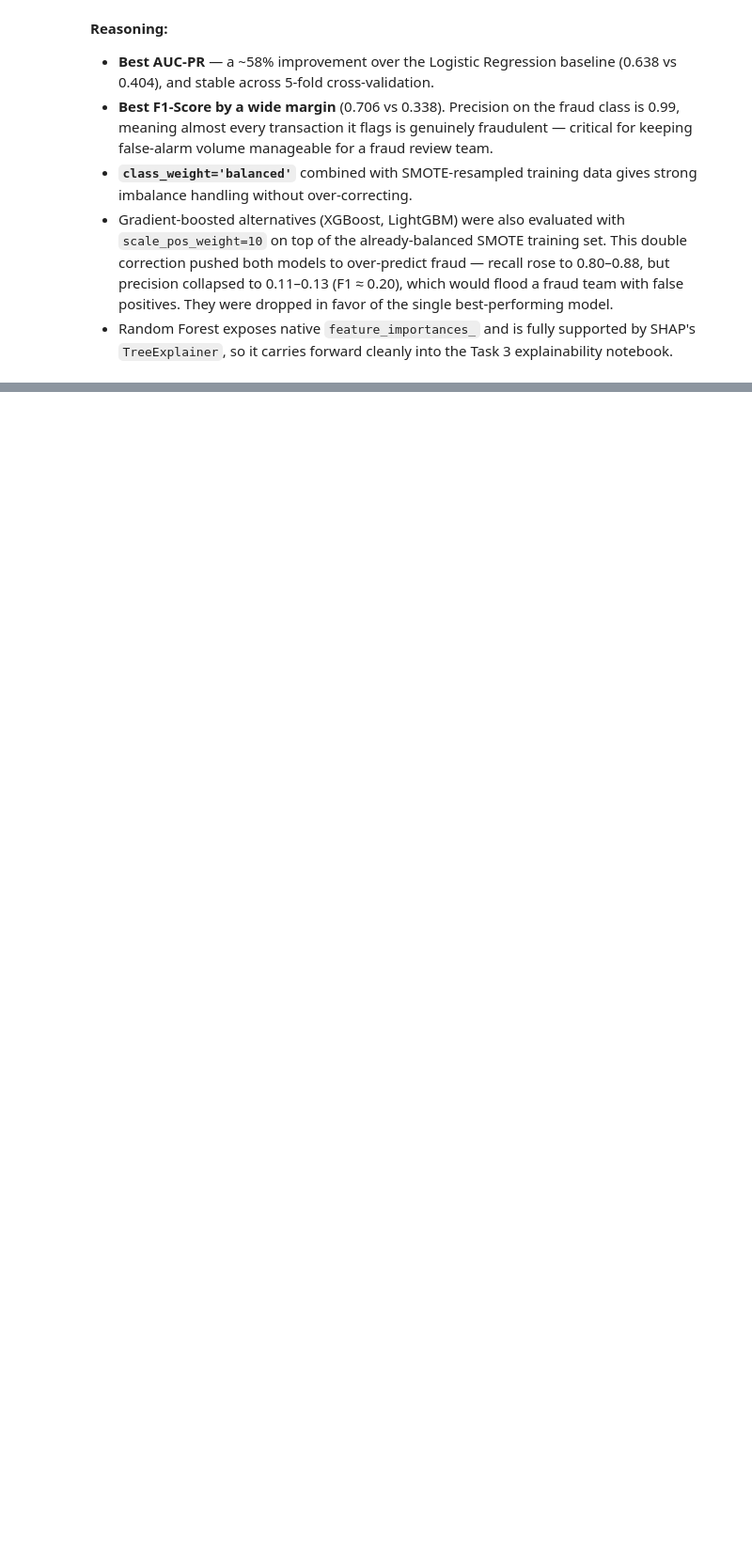
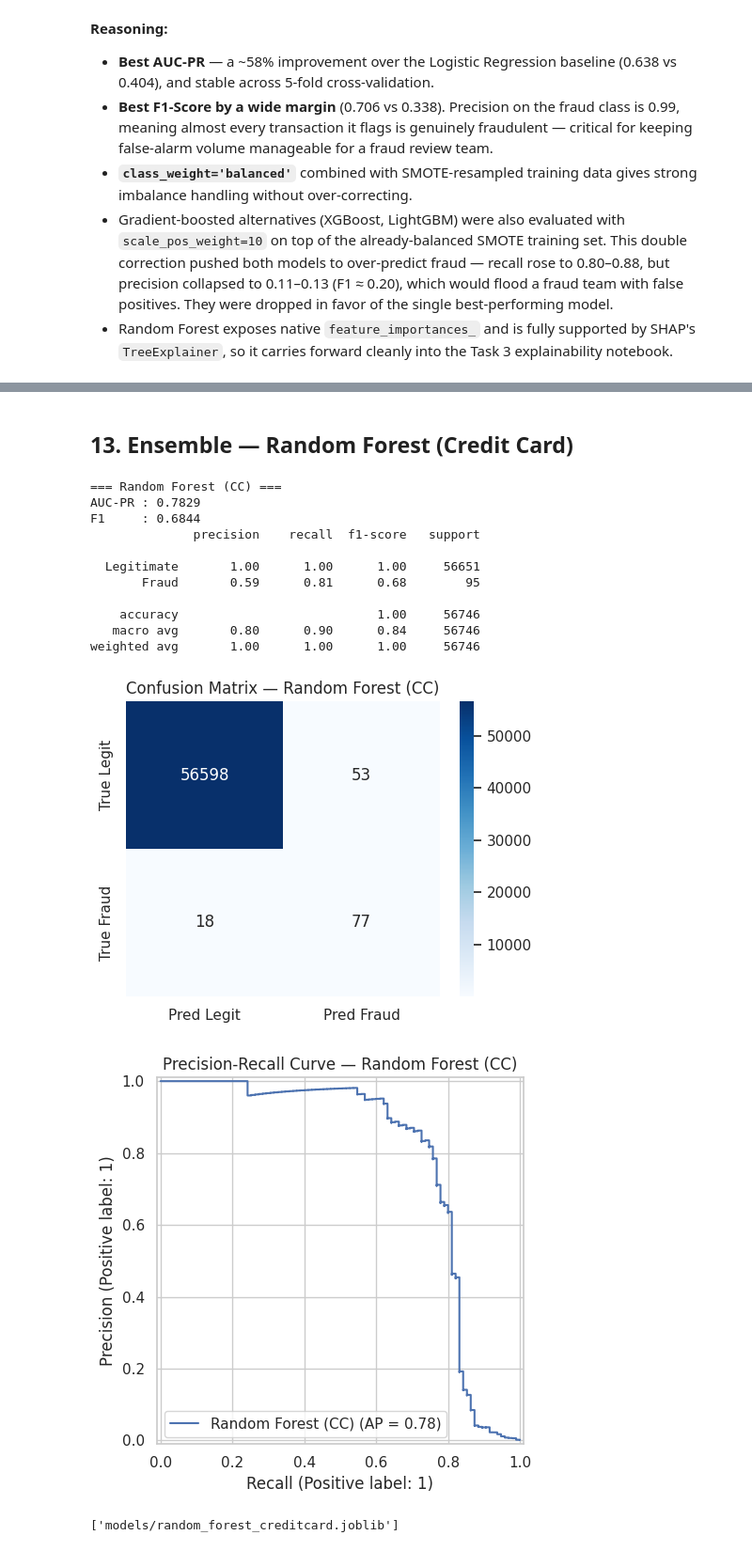
Before and after one commit to KalkidanAsfaw/fraud-detection, a Jupyter notebook: notebooks/modeling.ipynb, the cells around one changed output, grey strips where cells are left out. Shown at 94% size. Drawn from its saved outputs; the diff is of its cells as text; code cells hidden in the pictures; blank space fills up the shorter version.

```diff
--- a/notebooks/modeling.ipynb
+++ b/notebooks/modeling.ipynb
@@ -183,0 +286,29 @@ CV AUC-PR confirms the result is stable: Random Forest 0.636 ± 0.021 vs. Logist
+# %% [markdown]
+## 13. Ensemble — Random Forest (Credit Card)
+# %%
+rf_cc = RandomForestClassifier(
+    n_estimators=300,
+    max_depth=10,
+    class_weight='balanced',
+    random_state=RANDOM_STATE,
+    n_jobs=-1
+)
+rf_cc.fit(X_train_cc_res, y_train_cc_res)
+rf_cc_results = evaluate_model('Random Forest (CC)', rf_cc, X_test_cc, y_test_cc)
+
+joblib.dump(rf_cc, 'models/random_forest_creditcard.joblib')
+# %% [output]
+=== Random Forest (CC) ===
+AUC-PR : 0.7829
+F1     : 0.6844
+              precision    recall  f1-score   support
+
+  Legitimate       1.00      1.00      1.00     56651
+       Fraud       0.59      0.81      0.68        95
+
+    accuracy                           1.00     56746
+   macro avg       0.80      0.90      0.84     56746
+weighted avg       1.00      1.00      1.00     56746
+[figure, added]
+[figure, added]
+['models/random_forest_creditcard.joblib']
```
Also changed, not shown: parts of 17 cells of this notebook, 12 other files.
